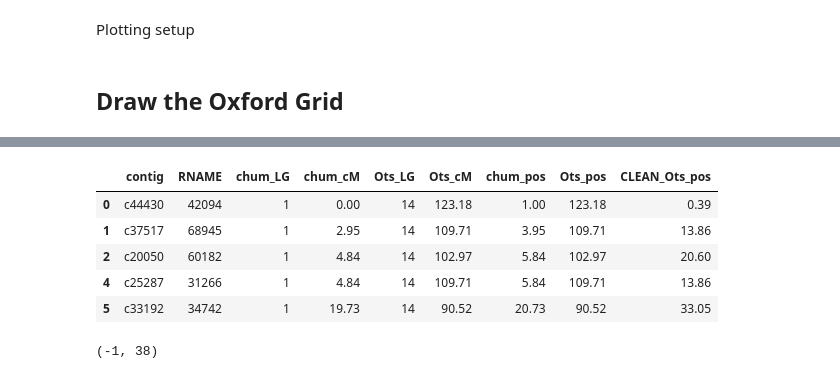
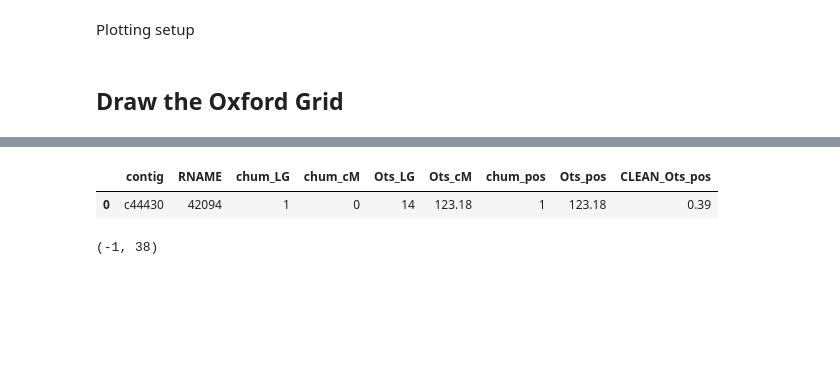
Before and after one commit to rwaples/chum_populations, a Jupyter notebook: Align to Chinook.ipynb, the cells around one changed output, grey strips where cells are left out. Drawn from its saved outputs; the diff is of its cells as text; code cells hidden in the pictures; blank space fills up the shorter version.

```diff
--- a/Align to Chinook.ipynb
+++ b/Align to Chinook.ipynb
@@ -451,12 +447,8 @@ sns.palplot(sns.color_palette("husl"))
 # %%
-synteny_summary.head()
+synteny_summary.head(1)
 # %% [output]
 |  | contig | RNAME | chum_LG | chum_cM | Ots_LG | Ots_cM | chum_pos | Ots_pos | CLEAN_Ots_pos |
-| 0 | c44430 | 42094 | 1 | 0.00 | 14 | 123.18 | 1.00 | 123.18 | 0.39 |
-| 1 | c37517 | 68945 | 1 | 2.95 | 14 | 109.71 | 3.95 | 109.71 | 13.86 |
-| 2 | c20050 | 60182 | 1 | 4.84 | 14 | 102.97 | 5.84 | 102.97 | 20.60 |
-| 4 | c25287 | 31266 | 1 | 4.84 | 14 | 109.71 | 5.84 | 109.71 | 13.86 |
-| 5 | c33192 | 34742 | 1 | 19.73 | 14 | 90.52 | 20.73 | 90.52 | 33.05 |
+| 0 | c44430 | 42094 | 1 | 0 | 14 | 123.18 | 1 | 123.18 | 0.39 |
 # %%
 sns.lmplot('chum_LG', 'chum_cM', data = synteny_summary, fit_reg = False, hue = 'Ots_LG', legend = True,
            #palette=sns.color_palette("Set1", 34),
```
Also changed, not shown: parts of 6 cells of this notebook, 41 other files.
